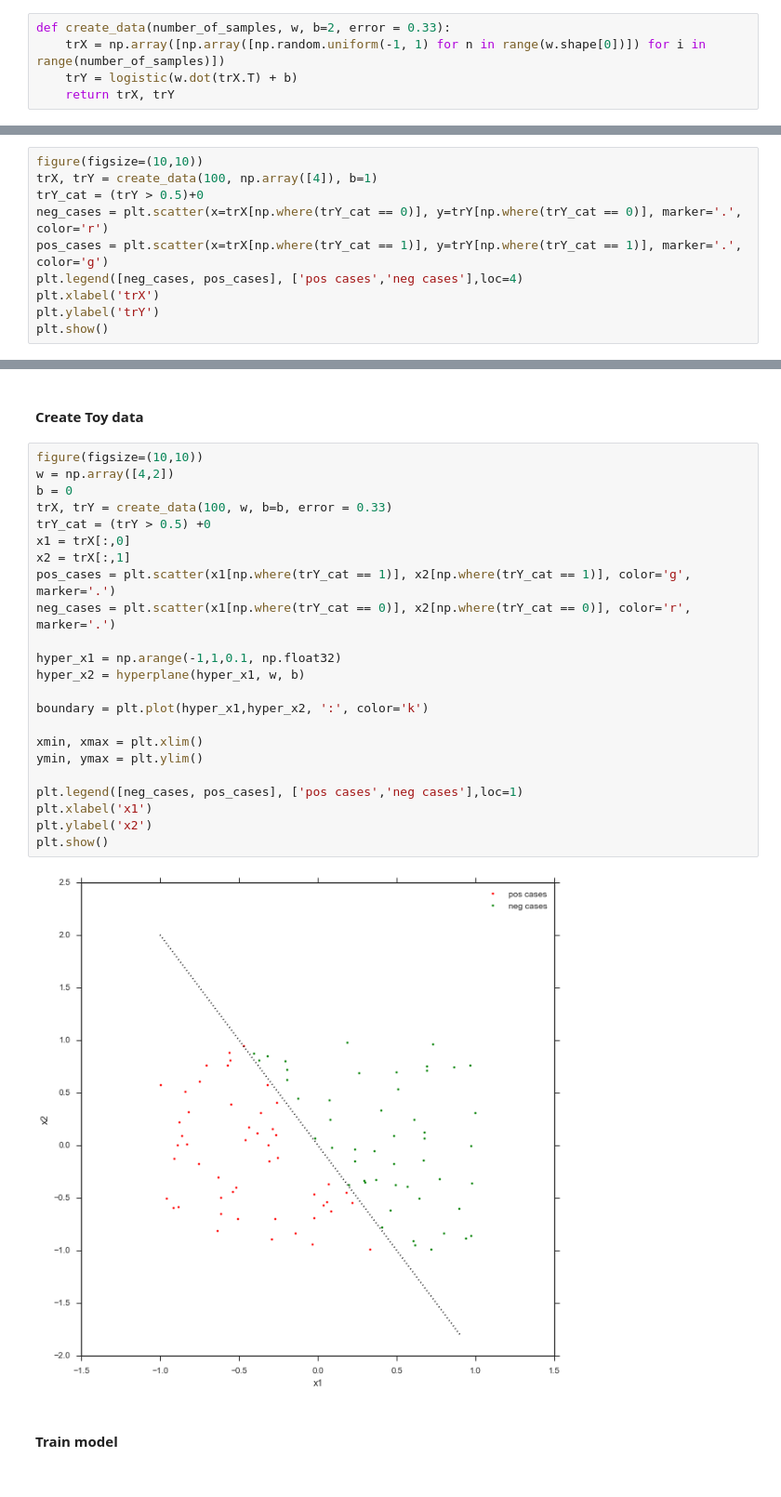
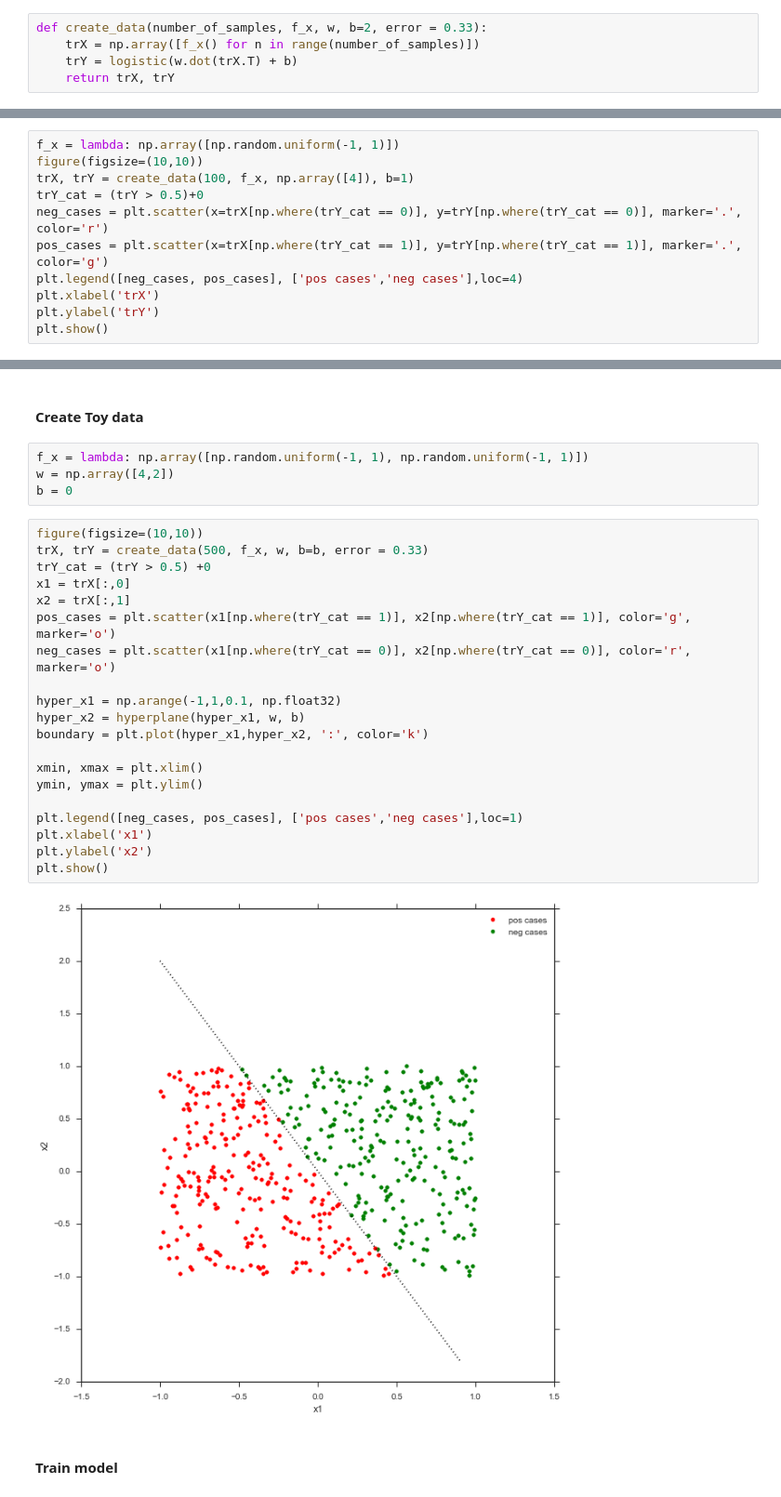
Before and after one commit to dejori/this-and-that, a Jupyter notebook: theano-examples/Logistic Regression.ipynb, the cells around one changed output, grey strips where cells are left out. Shown: that part at 93% size. Cells and saved outputs as stored; diff of their text form.

```diff
--- a/theano-examples/Logistic Regression.ipynb
+++ b/theano-examples/Logistic Regression.ipynb
@@ -18,8 +18,8 @@ import seaborn as sns
 def logistic(x):
     return 1.0 / (1.0 + np.exp(-x))
 # %%
-def create_data(number_of_samples, w, b=2, error = 0.33):
-    trX = np.array([np.array([np.random.uniform(-1, 1) for n in range(w.shape[0])]) for i in range(number_of_samples)])
+def create_data(number_of_samples, f_x, w, b=2, error = 0.33):
+    trX = np.array([f_x() for n in range(number_of_samples)])
     trY = logistic(w.dot(trX.T) + b)
     return trX, trY
 # %% [markdown]
@@ -65,8 +64,9 @@ def train(trX, trY, number_of_iterations=10, learning_rate = 0.1):
 # %% [markdown]
 #### Create Toy data
 # %%
+f_x = lambda: np.array([np.random.uniform(-1, 1)])
 figure(figsize=(10,10))
-trX, trY = create_data(100, np.array([4]), b=1)
+trX, trY = create_data(100, f_x, np.array([4]), b=1)
 trY_cat = (trY > 0.5)+0
 neg_cases = plt.scatter(x=trX[np.where(trY_cat == 0)], y=trY[np.where(trY_cat == 0)], marker='.', color='r')
 pos_cases = plt.scatter(x=trX[np.where(trY_cat == 1)], y=trY[np.where(trY_cat == 1)], marker='.', color='g')
@@ -118,31 +116,32 @@ def hyperplane(x1, w, b):
     return (-w[0]*x1-b)/w[1]
 # %% [markdown]
 #### Create Toy data
+# %%
+f_x = lambda: np.array([np.random.uniform(-1, 1), np.random.uniform(-1, 1)])
+w = np.array([4,2])
+b = 0
 # %%
 figure(figsize=(10,10))
-w = np.array([4,2])
-b = 0
-trX, trY = create_data(100, w, b=b, error = 0.33)
+trX, trY = create_data(500, f_x, w, b=b, error = 0.33)
 trY_cat = (trY > 0.5) +0
 x1 = trX[:,0]
 x2 = trX[:,1]
-pos_cases = plt.scatter(x1[np.where(trY_cat == 1)], x2[np.where(trY_cat == 1)], color='g', marker='.')
-neg_cases = plt.scatter(x1[np.where(trY_cat == 0)], x2[np.where(trY_cat == 0)], color='r', marker='.')
+pos_cases = plt.scatter(x1[np.where(trY_cat == 1)], x2[np.where(trY_cat == 1)], color='g', marker='o')
+neg_cases = plt.scatter(x1[np.where(trY_cat == 0)], x2[np.where(trY_cat == 0)], color='r', marker='o')
 
 hyper_x1 = np.arange(-1,1,0.1, np.float32)
 hyper_x2 = hyperplane(hyper_x1, w, b)
-
 boundary = plt.plot(hyper_x1,hyper_x2, ':', color='k')
 
 xmin, xmax = plt.xlim()
 ymin, ymax = plt.ylim()
 
 plt.legend([neg_cases, pos_cases], ['pos cases','neg cases'],loc=1)
 plt.xlabel('x1')
 plt.ylabel('x2')
 plt.show()
 # %% [output]
-[figure, old version]
+[figure, new version]
 # %% [markdown]
 #### Train model
 # %%
```
Also changed, not shown: parts of 10 cells of this notebook.
